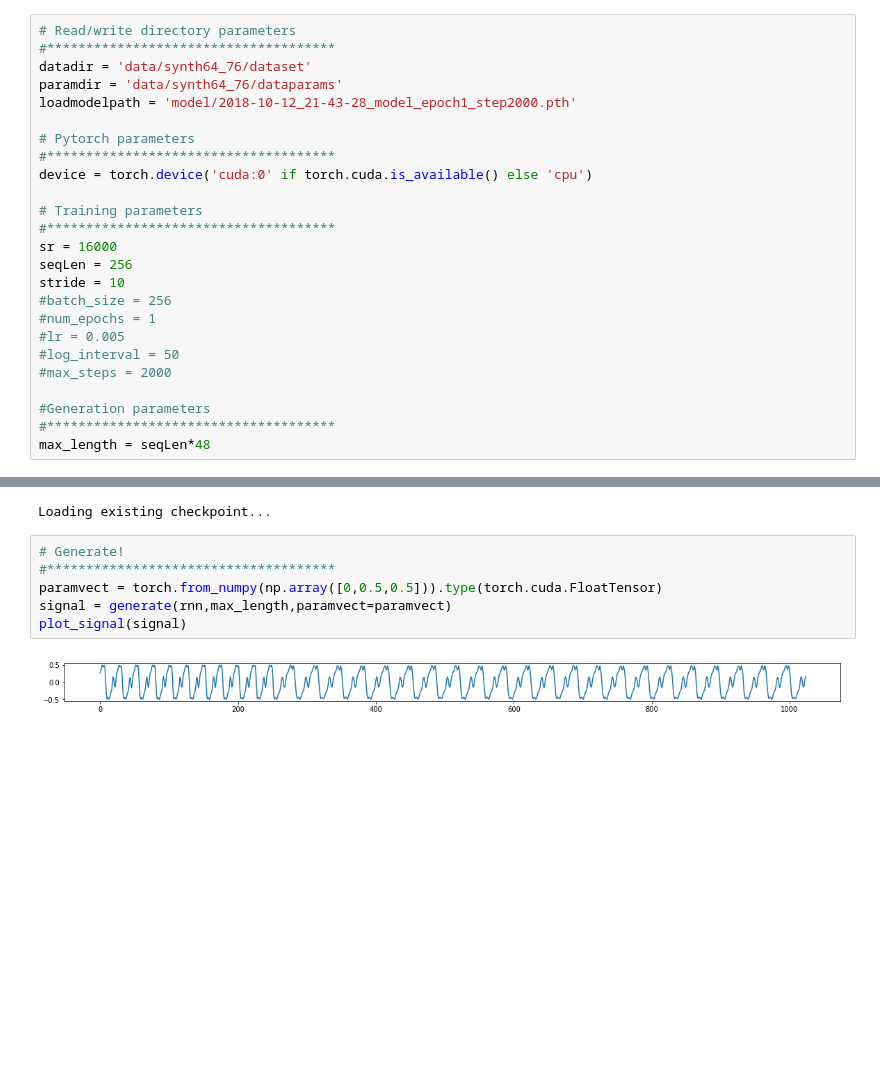
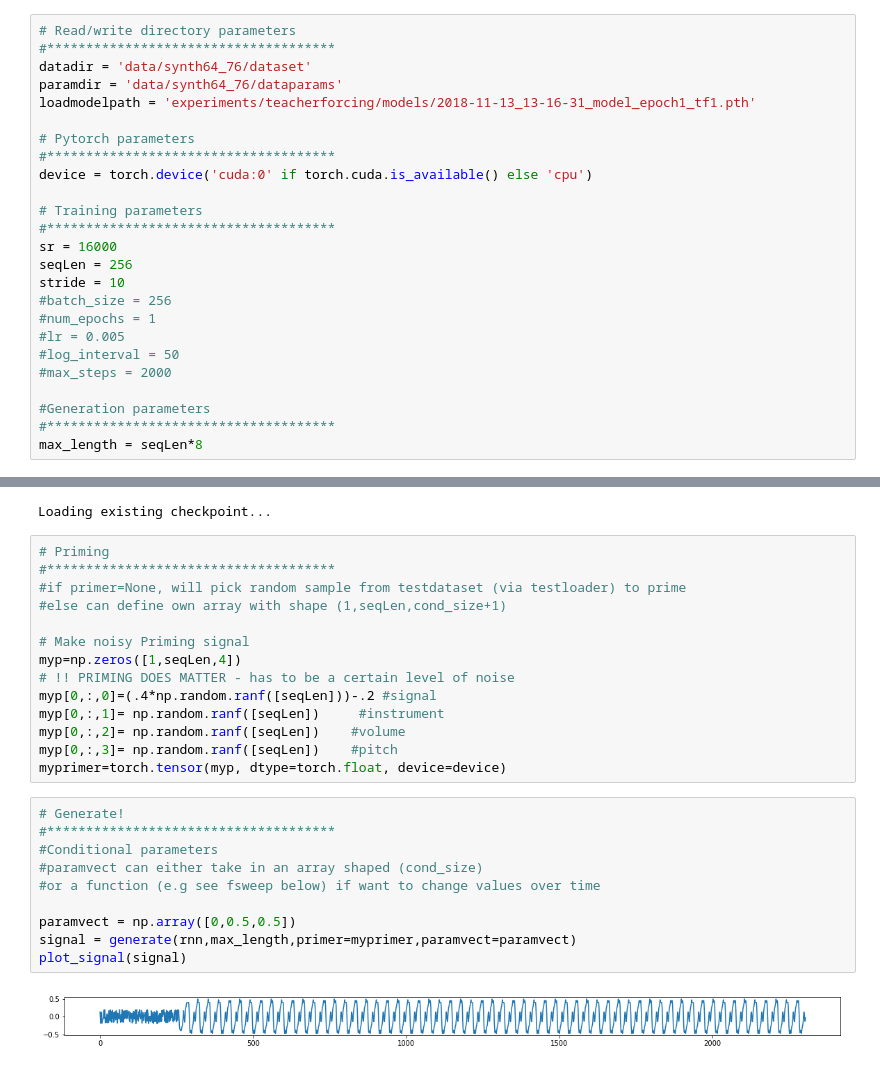
Before and after one commit to muhdhuz/RNNControl, a Jupyter notebook: explore_generation.ipynb, the cells around one changed output, grey strips where cells are left out. Saved outputs shown, nothing was run; the diff lists cells and outputs as text; blank space fills up the shorter version.

Commit message:
fixed function as paramvect

```diff
--- a/explore_generation.ipynb
+++ b/explore_generation.ipynb
@@ -35,7 +35,7 @@ def plot_signal(result):
 #*************************************
 datadir = 'data/synth64_76/dataset'
 paramdir = 'data/synth64_76/dataparams'
-loadmodelpath = 'model/2018-10-12_21-43-28_model_epoch1_step2000.pth'
+loadmodelpath = 'experiments/teacherforcing/models/2018-11-13_13-16-31_model_epoch1_tf1.pth'
 
 # Pytorch parameters
 #*************************************
@@ -54,7 +54,7 @@ stride = 10
 
 #Generation parameters
 #*************************************
-max_length = seqLen*48
+max_length = seqLen*8
 # %%
 # Let's check out the available conditional parameters first
 #*************************************
@@ -174,14 +174,32 @@ print("Loading existing checkpoint...")
 rnn.load_state_dict(torch.load(loadmodelpath))
 # %% [output]
 Loading existing checkpoint...
+# %%
+# Priming
+#*************************************
+#if primer=None, will pick random sample from testdataset (via testloader) to prime
+#else can define own array with shape (1,seqLen,cond_size+1)
+
+# Make noisy Priming signal
+myp=np.zeros([1,seqLen,4])
+# !! PRIMING DOES MATTER - has to be a certain level of noise
+myp[0,:,0]=(.4*np.random.ranf([seqLen]))-.2 #signal
+myp[0,:,1]= np.random.ranf([seqLen])     #instrument
+myp[0,:,2]= np.random.ranf([seqLen])    #volume
+myp[0,:,3]= np.random.ranf([seqLen])    #pitch
+myprimer=torch.tensor(myp, dtype=torch.float, device=device)
 # %%
 # Generate!
 #*************************************
-paramvect = torch.from_numpy(np.array([0,0.5,0.5])).type(torch.cuda.FloatTensor)
-signal = generate(rnn,max_length,paramvect=paramvect)
+#Conditional parameters
+#paramvect can either take in an array shaped (cond_size)
+#or a function (e.g see fsweep below) if want to change values over time
+
+paramvect = np.array([0,0.5,0.5])
+signal = generate(rnn,max_length,primer=myprimer,paramvect=paramvect)
 plot_signal(signal)
 # %% [output]
-[figure, old version]
+[figure, new version]
 # %%
 from ipywidgets import interact,interactive
 from ipywidgets import FloatSlider
```
Also changed, not shown: parts of 3 cells of this notebook, 1 other file.
